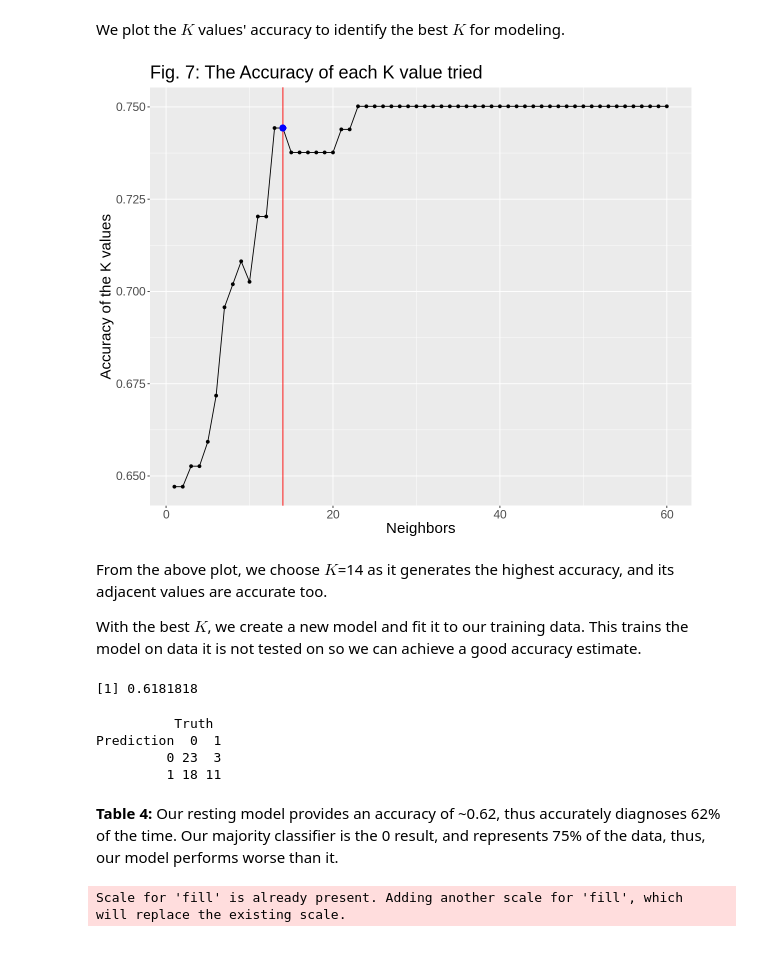
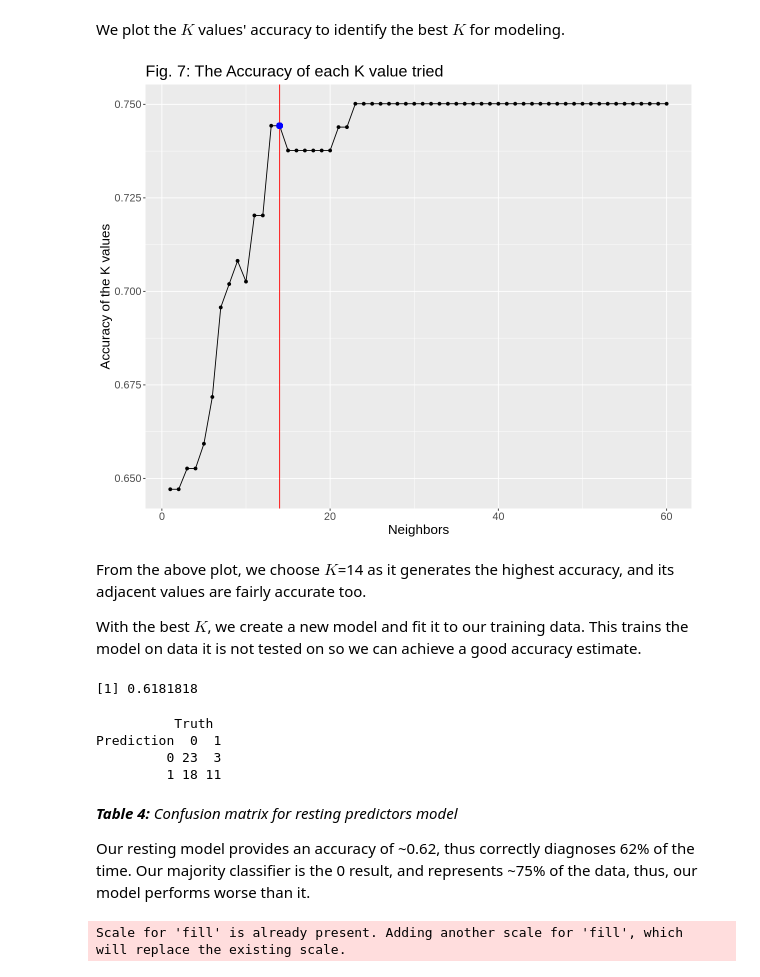
Before and after one commit to chenjerry623/DSCI100-Group17-Project, a Jupyter notebook: Group-17-Project.ipynb, the cells around one changed output. Drawn from its saved outputs; the diff is of its cells as text; code cells hidden in the pictures.

```diff
--- a/Group-17-Project.ipynb
+++ b/Group-17-Project.ipynb
@@ -267,31 +282,31 @@ We plot the $K$ values' accuracy to identify the best $K$ for modeling.
 # %%
 # Filtering the accuracy of each K from the metrics.
 
 accuracy_of_k <- resting_model_workflow |>
                     filter(.metric == "accuracy")
 
 # Making a plot of the accuracy to use to determine the best K for this analysis.
 
 highest_accuracy_k <- accuracy_of_k|>
                 filter(neighbors == 14) |>
                 select(mean) |>
                 pull()
 
 accuracy_plot <- accuracy_of_k |>
                     ggplot(aes(x = neighbors, y = mean)) +
                     geom_point() +
                     geom_line() +
                     geom_vline(xintercept = 14, colour = "red") +
                     geom_point(aes(x = 14, y = highest_accuracy_k), size = 3, colour = "blue") +
                     labs(x = "Neighbors", y = "Accuracy of the K values") +
                     ggtitle("Fig. 7: The Accuracy of each K value tried") +
-                    theme(text = element_text(size = 18))
+                    theme(text = element_text(size = 16))
 
 accuracy_plot
 # %% [output]
-[figure, old version]
+[figure, new version]
 # %% [markdown]
-From the above plot, we choose $K$=14 as it generates the highest accuracy, and its adjacent values are accurate too.
+From the above plot, we choose $K$=14 as it generates the highest accuracy, and its adjacent values are fairly accurate too.
 
 With the best $K$, we create a new model and fit it to our training data. This trains the model on data it is not tested on so we can achieve a good accuracy estimate.
 # %%
@@ -337,7 +352,9 @@ Prediction  0  1
          0 23  3
          1 18 11
 # %% [markdown]
-<b>Table 4:</b> Our resting model provides an accuracy of ~0.62, thus accurately diagnoses 62% of the time. Our majority classifier is the 0 result, and represents 75% of the data, thus, our model performs worse than it.
+<i><b>Table 4:</b> Confusion matrix for resting predictors model </i>
+
+Our resting model provides an accuracy of ~0.62, thus correctly diagnoses 62% of the time. Our majority classifier is the 0 result, and represents ~75% of the data, thus, our model performs worse than it.
 # %%
 #visualizing the confusion matrix for the resting predictors model
 
```
Also changed, not shown: parts of 15 cells of this notebook.
